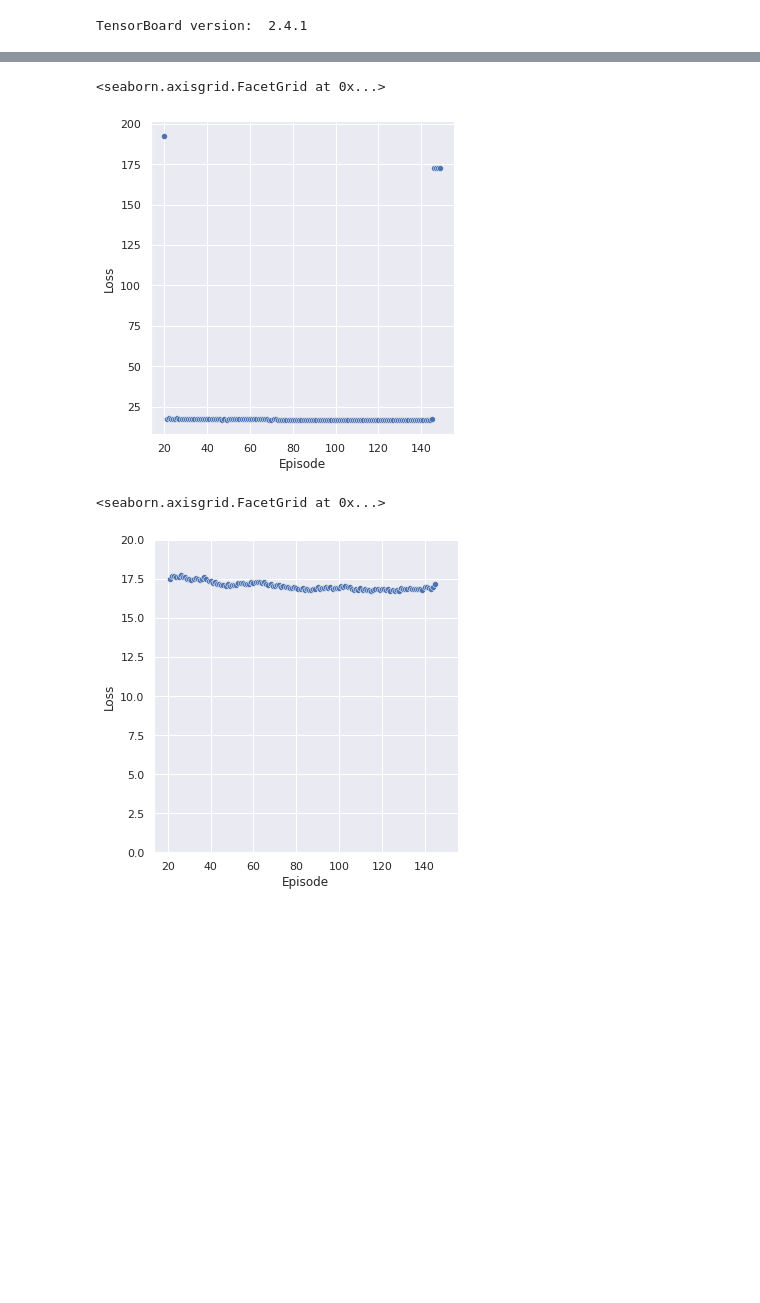
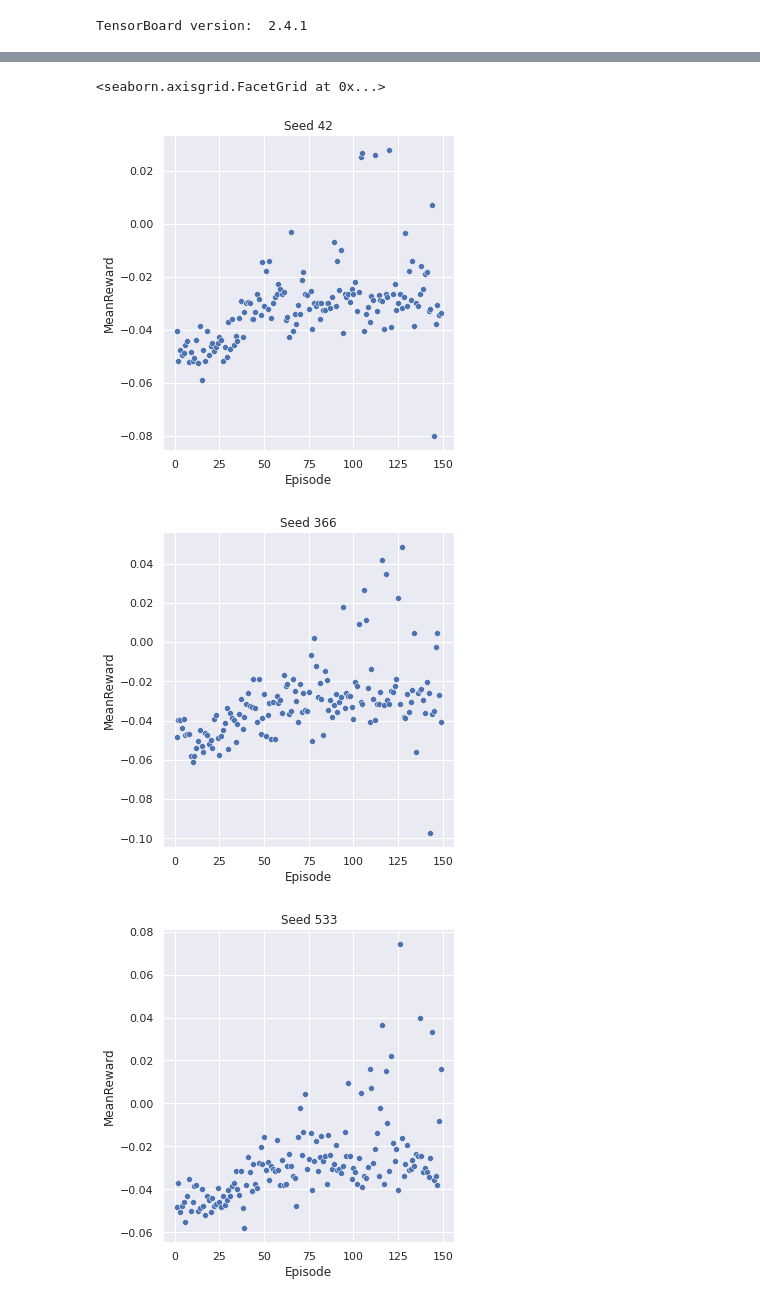
Before and after one commit to Dschimm/rl-project, a Jupyter notebook: charts.ipynb, the cells around one changed output, grey strips where cells are left out. Drawn from its saved outputs; the diff is of its cells as text; code cells hidden in the pictures; blank space fills up the shorter version.

Commit message:
more plots

```diff
--- a/charts.ipynb
+++ b/charts.ipynb
@@ -57,11 +48,15 @@ sns.relplot(x="Episode", y="MeanReward", data=df42)
-# %%
-sns.relplot(x="Episode", y="Loss", data=df42)
-# %% [output]
-<seaborn.axisgrid.FacetGrid at 0x...>
-[figure, removed]
-# %%
-ax = sns.relplot(x="Episode", y="Loss", data=df42)
-ax.set(ylim=(0, 20))
-# %% [output]
-<seaborn.axisgrid.FacetGrid at 0x...>
-[figure, removed]
+# %%
+df42 = read_data('models/exp42')
+df366 = read_data('models/exp366')
+df533 = read_data('models/exp533')
+df1337 = read_data('models/exp1337')
+# %%
+sns.relplot(x="Episode", y="MeanReward", data=df42).set(title="Seed 42")
+sns.relplot(x="Episode", y="MeanReward", data=df366).set(title="Seed 366")
+sns.relplot(x="Episode", y="MeanReward", data=df533).set(title="Seed 533")
+sns.relplot(x="Episode", y="MeanReward", data=df1337).set(title="Seed 1337")
+# %% [output]
+<seaborn.axisgrid.FacetGrid at 0x...>
+[figure, added]
+[figure, added]
+[figure, added]
```
Also changed, not shown: parts of 5 cells of this notebook.
